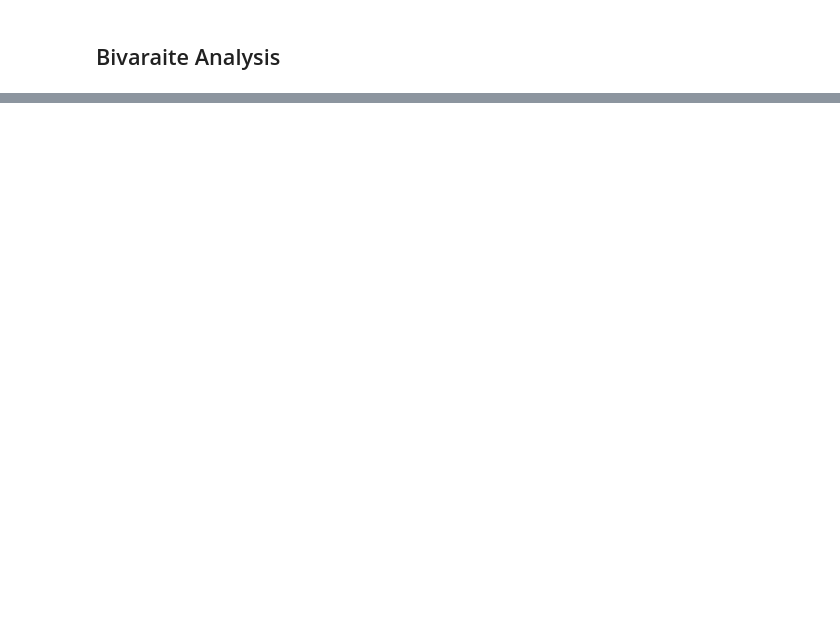
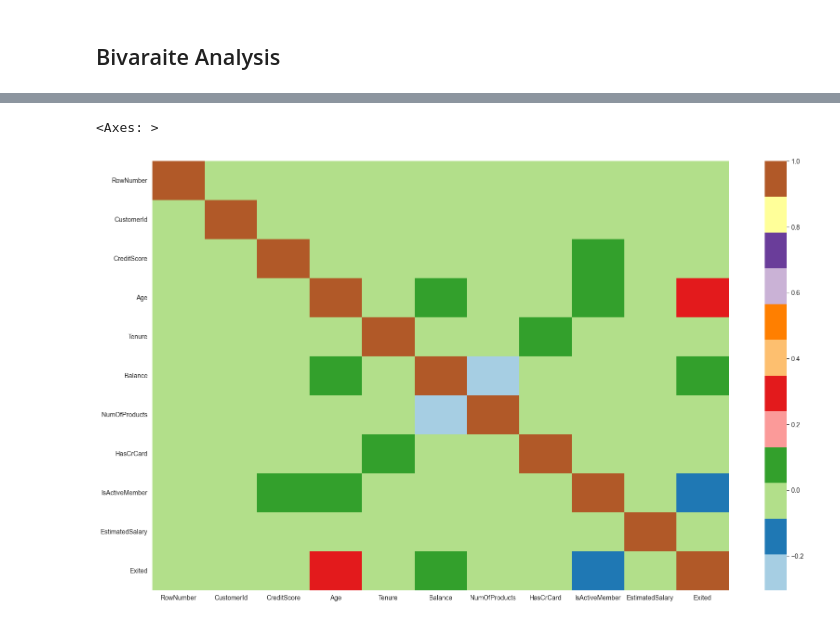
Before and after one commit to amitabh-7t/Exploratory_Data_Analysis-EDA, a Jupyter notebook: Cat & Num Analysis.ipynb, the cells around one changed output, grey strips where cells are left out. Saved outputs shown, nothing was run; the diff lists cells and outputs as text; code cells hidden in the pictures; blank space fills up the shorter version.

```diff
--- a/Cat & Num Analysis.ipynb
+++ b/Cat & Num Analysis.ipynb
@@ -44,0 +91,6 @@ NameError: name 'sns' is not defined
+# %%
+plt.figure(figsize=(20,12))
+sns.heatmap(telco_base_data.corr(method='pearson', min_periods=1, numeric_only=True),cmap='Paired')
+# %% [output]
+<Axes: >
+[figure, added]
```
Also changed, not shown: parts of 11 cells of this notebook.
